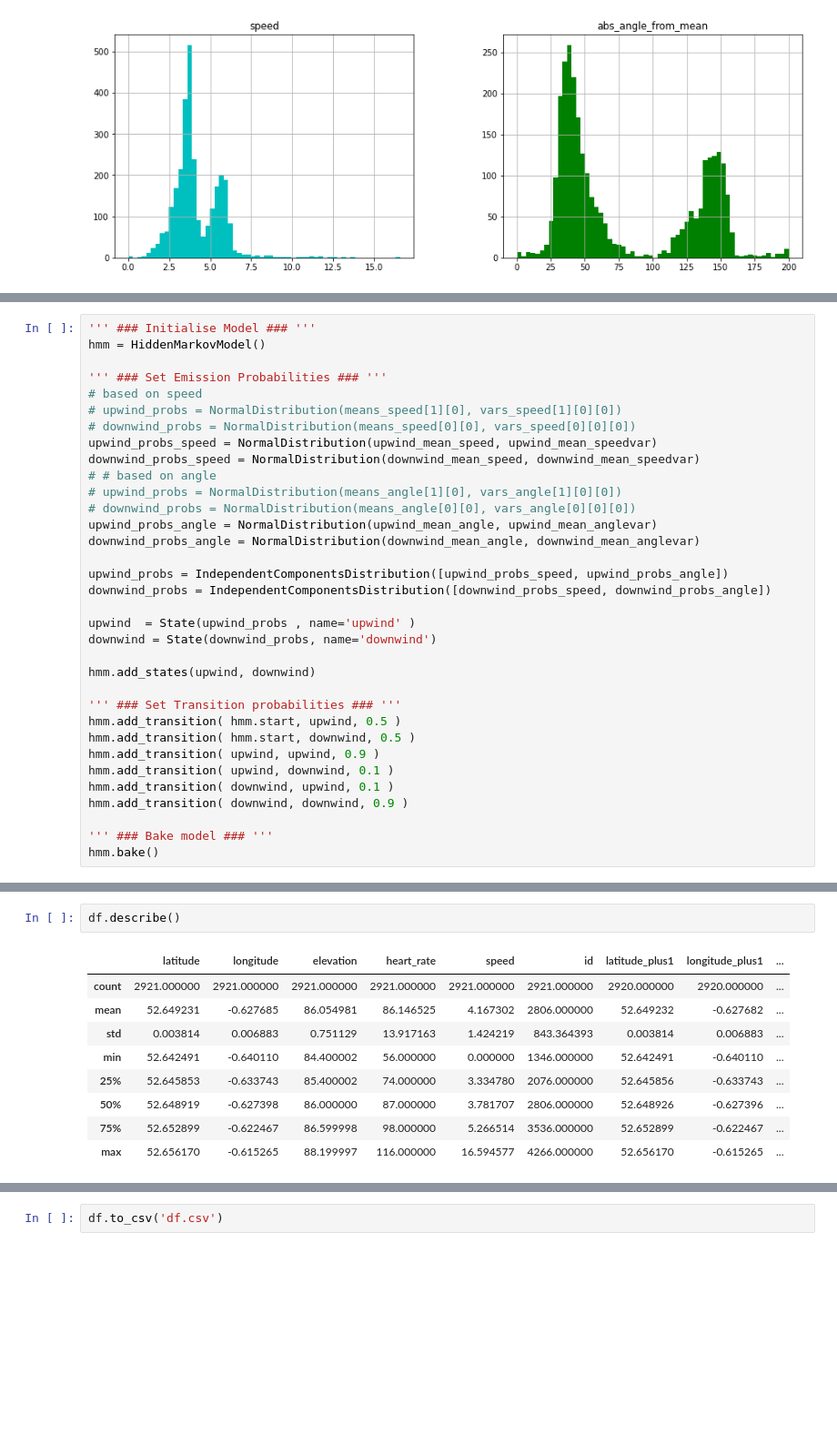
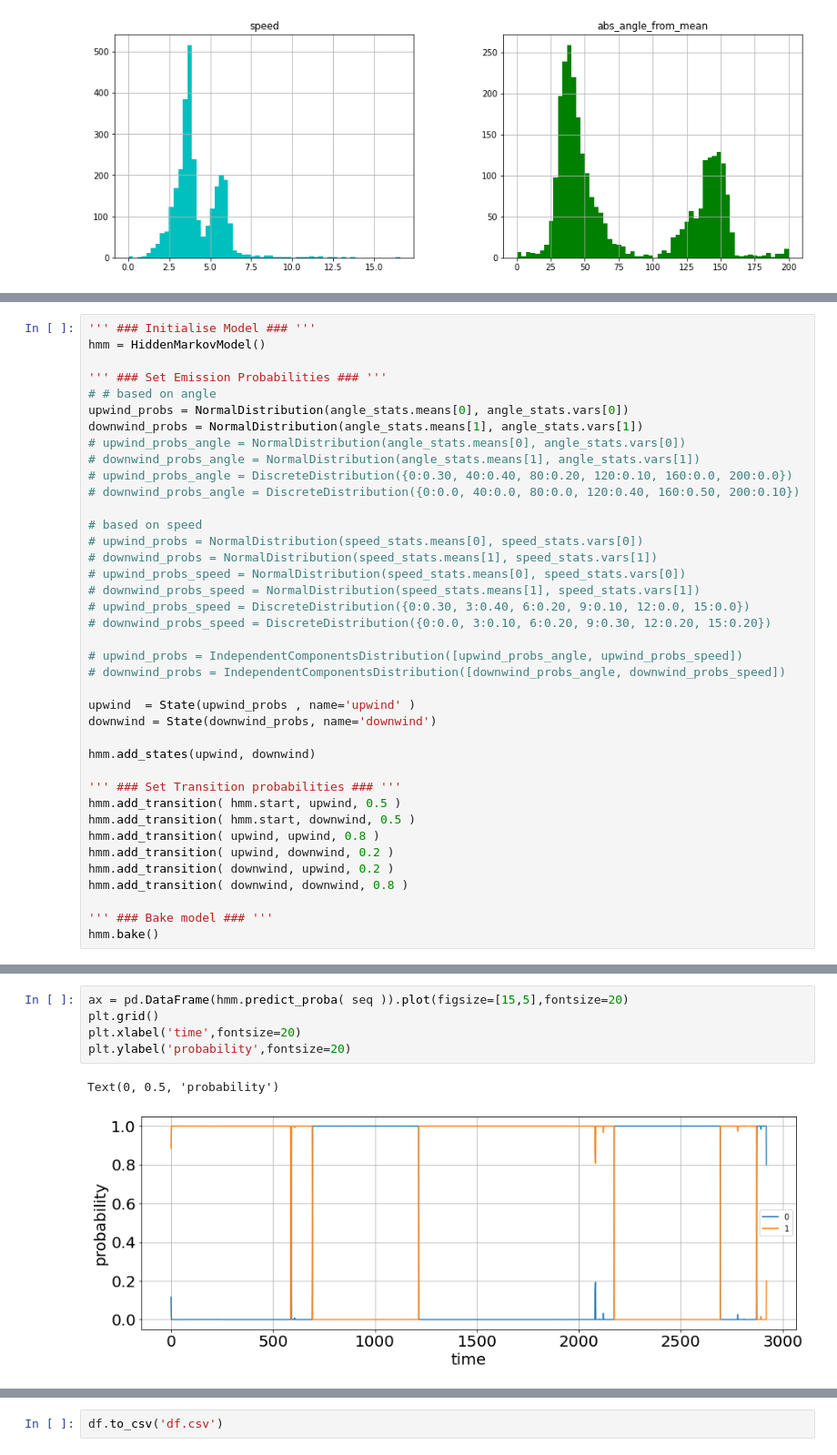
Before and after one commit to cd205/gps_sail_perf, a Jupyter notebook: EDA.ipynb, the cells around one changed output, grey strips where cells are left out. Shown at 91% size. Drawn from its saved outputs; the diff is of its cells as text; blank space fills up the shorter version.

```diff
--- a/EDA.ipynb
+++ b/EDA.ipynb
@@ -271,19 +271,24 @@ angle vars: [12.60130920581533, 15.448105914075708]
 hmm = HiddenMarkovModel()
 
 ''' ### Set Emission Probabilities ### '''
+# # based on angle
+upwind_probs = NormalDistribution(angle_stats.means[0], angle_stats.vars[0])
+downwind_probs = NormalDistribution(angle_stats.means[1], angle_stats.vars[1])
+# upwind_probs_angle = NormalDistribution(angle_stats.means[0], angle_stats.vars[0])
+# downwind_probs_angle = NormalDistribution(angle_stats.means[1], angle_stats.vars[1])
+# upwind_probs_angle = DiscreteDistribution({0:0.30, 40:0.40, 80:0.20, 120:0.10, 160:0.0, 200:0.0})
+# downwind_probs_angle = DiscreteDistribution({0:0.0, 40:0.0, 80:0.0, 120:0.40, 160:0.50, 200:0.10})
+
 # based on speed
-# upwind_probs = NormalDistribution(means_speed[1][0], vars_speed[1][0][0])
-# downwind_probs = NormalDistribution(means_speed[0][0], vars_speed[0][0][0])
-upwind_probs_speed = NormalDistribution(upwind_mean_speed, upwind_mean_speedvar)
-downwind_probs_speed = NormalDistribution(downwind_mean_speed, downwind_mean_speedvar)
-# # based on angle
-# upwind_probs = NormalDistribution(means_angle[1][0], vars_angle[1][0][0])
-# downwind_probs = NormalDistribution(means_angle[0][0], vars_angle[0][0][0])
-upwind_probs_angle = NormalDistribution(upwind_mean_angle, upwind_mean_anglevar)
-downwind_probs_angle = NormalDistribution(downwind_mean_angle, downwind_mean_anglevar)
+# upwind_probs = NormalDistribution(speed_stats.means[0], speed_stats.vars[0])
+# downwind_probs = NormalDistribution(speed_stats.means[1], speed_stats.vars[1])
+# upwind_probs_speed = NormalDistribution(speed_stats.means[0], speed_stats.vars[0])
+# downwind_probs_speed = NormalDistribution(speed_stats.means[1], speed_stats.vars[1])
+# upwind_probs_speed = DiscreteDistribution({0:0.30, 3:0.40, 6:0.20, 9:0.10, 12:0.0, 15:0.0})
+# downwind_probs_speed = DiscreteDistribution({0:0.0, 3:0.10, 6:0.20, 9:0.30, 12:0.20, 15:0.20})
 
-upwind_probs = IndependentComponentsDistribution([upwind_probs_speed, upwind_probs_angle])
-downwind_probs = IndependentComponentsDistribution([downwind_probs_speed, downwind_probs_angle])
+# upwind_probs = IndependentComponentsDistribution([upwind_probs_angle, upwind_probs_speed])
+# downwind_probs = IndependentComponentsDistribution([downwind_probs_angle, downwind_probs_speed])
 
 upwind  = State(upwind_probs , name='upwind' )
 downwind = State(downwind_probs, name='downwind')
@@ -293,10 +298,10 @@ hmm.add_states(upwind, downwind)
 ''' ### Set Transition probabilities ### '''
 hmm.add_transition( hmm.start, upwind, 0.5 )
 hmm.add_transition( hmm.start, downwind, 0.5 )
-hmm.add_transition( upwind, upwind, 0.9 )
-hmm.add_transition( upwind, downwind, 0.1 )
-hmm.add_transition( downwind, upwind, 0.1 )
-hmm.add_transition( downwind, downwind, 0.9 )
+hmm.add_transition( upwind, upwind, 0.8 )
+hmm.add_transition( upwind, downwind, 0.2 )
+hmm.add_transition( downwind, upwind, 0.2 )
+hmm.add_transition( downwind, downwind, 0.8 )
 
 ''' ### Bake model ### '''
 hmm.bake()
@@ -341,12 +356,8 @@ plt.grid()
-# %%
-df.describe()
-# %% [output]
-|  | latitude | longitude | elevation | heart_rate | speed | id | latitude_plus1 | longitude_plus1 | ... |
-| count | 2921.000000 | 2921.000000 | 2921.000000 | 2921.000000 | 2921.000000 | 2921.000000 | 2920.000000 | 2920.000000 | ... |
-| mean | 52.649231 | -0.627685 | 86.054981 | 86.146525 | 4.167302 | 2806.000000 | 52.649232 | -0.627682 | ... |
-| std | 0.003814 | 0.006883 | 0.751129 | 13.917163 | 1.424219 | 843.364393 | 0.003814 | 0.006883 | ... |
-| min | 52.642491 | -0.640110 | 84.400002 | 56.000000 | 0.000000 | 1346.000000 | 52.642491 | -0.640110 | ... |
-| 25% | 52.645853 | -0.633743 | 85.400002 | 74.000000 | 3.334780 | 2076.000000 | 52.645856 | -0.633743 | ... |
-| 50% | 52.648919 | -0.627398 | 86.000000 | 87.000000 | 3.781707 | 2806.000000 | 52.648926 | -0.627396 | ... |
-| 75% | 52.652899 | -0.622467 | 86.599998 | 98.000000 | 5.266514 | 3536.000000 | 52.652899 | -0.622467 | ... |
-| max | 52.656170 | -0.615265 | 88.199997 | 116.000000 | 16.594577 | 4266.000000 | 52.656170 | -0.615265 | ... |
+# %%
+ax = pd.DataFrame(hmm.predict_proba( seq )).plot(figsize=[15,5],fontsize=20)
+plt.grid()
+plt.xlabel('time',fontsize=20)
+plt.ylabel('probability',fontsize=20)
+# %% [output]
+Text(0, 0.5, 'probability')
+[figure, added]
```
Also changed, not shown: parts of 9 cells of this notebook, 3 other files.
